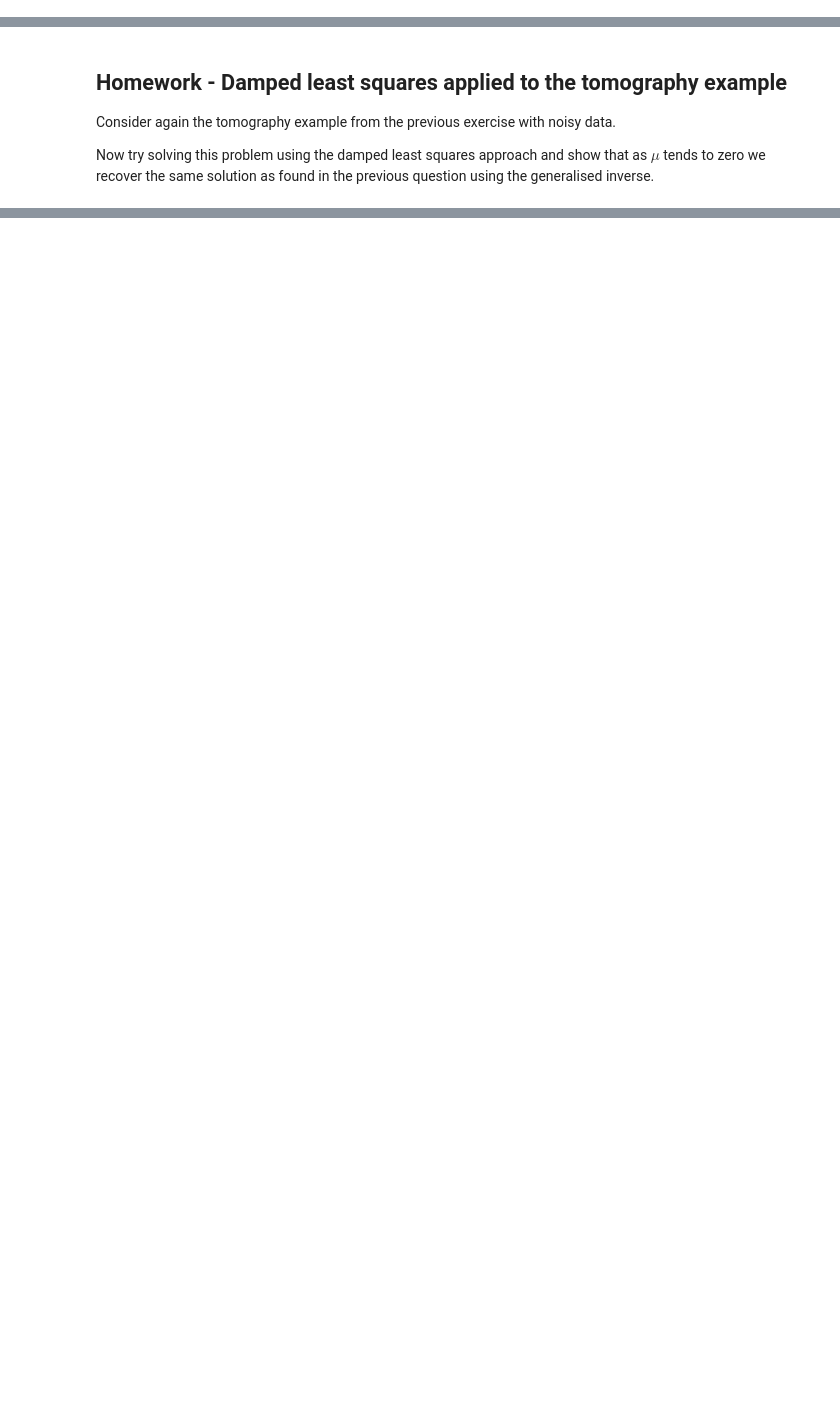
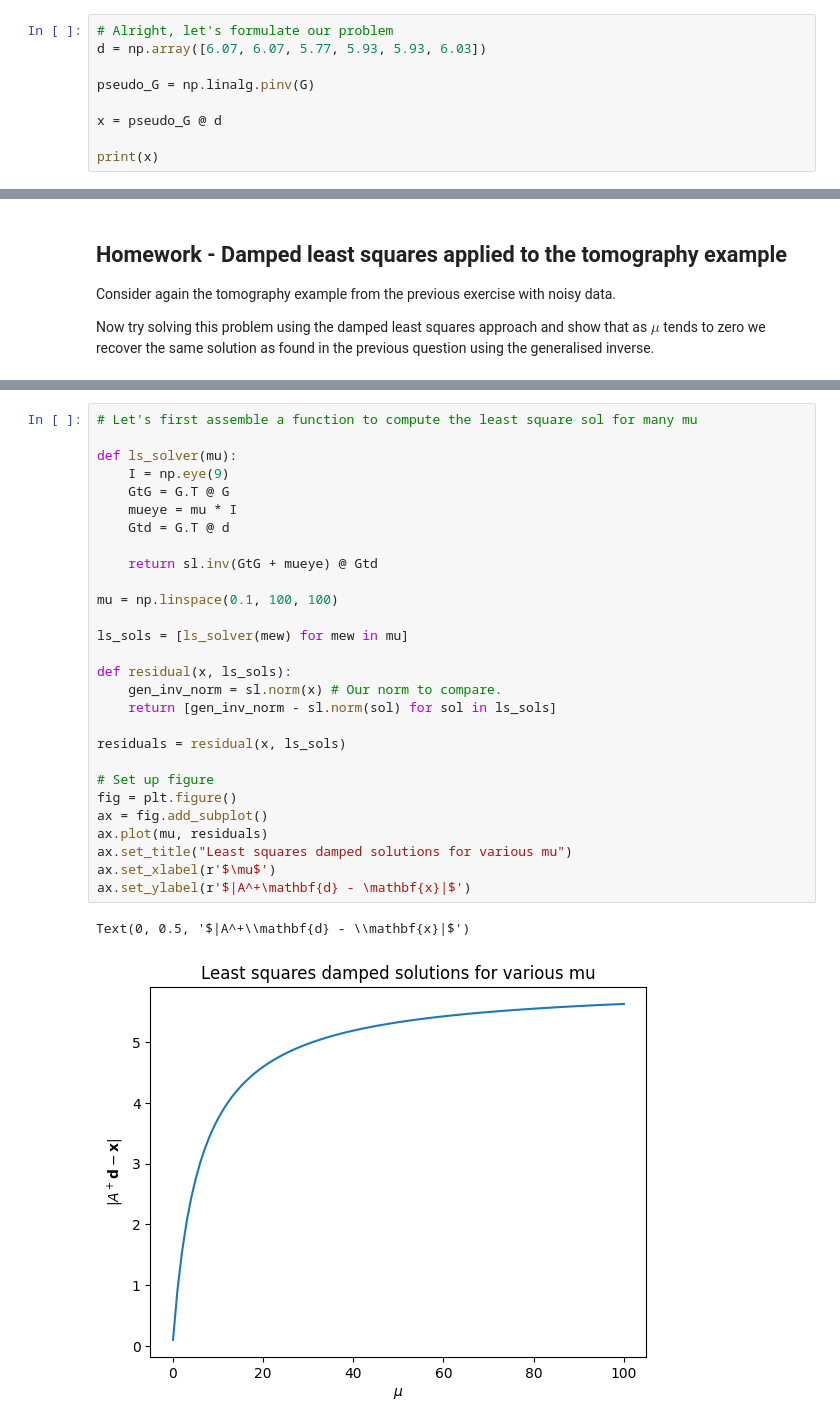
Before and after one commit to nocturnal-luke/Geophysical-inversion-undergraduate, a Jupyter notebook: lectures/L6/L6-homework.ipynb, the cells around one changed output, grey strips where cells are left out. Cells and saved outputs as stored; diff of their text form; blank space fills up the shorter version.

```diff
--- a/lectures/L6/L6-homework.ipynb
+++ b/lectures/L6/L6-homework.ipynb
@@ -670,3 +786,12 @@ so that, with these data, there can be no solution.
 <br><br>
 
 Use the pseudo inverse computed using `np.linalg.pinv` to find a solution.
+# %%
+# Alright, let's formulate our problem
+d = np.array([6.07, 6.07, 5.77, 5.93, 5.93, 6.03])
+
+pseudo_G = np.linalg.pinv(G)
+
+x = pseudo_G @ d
+
+print(x)
@@ -678,0 +821,31 @@ Now try solving this problem using the damped least squares approach and show th
+# %%
+# Let's first assemble a function to compute the least square sol for many mu
+
+def ls_solver(mu):
+    I = np.eye(9)
+    GtG = G.T @ G
+    mueye = mu * I
+    Gtd = G.T @ d
+
+    return sl.inv(GtG + mueye) @ Gtd
+
+mu = np.linspace(0.1, 100, 100)
+
+ls_sols = [ls_solver(mew) for mew in mu]
+
+def residual(x, ls_sols):
+    gen_inv_norm = sl.norm(x) # Our norm to compare.
+    return [gen_inv_norm - sl.norm(sol) for sol in ls_sols]
+
+residuals = residual(x, ls_sols)
+
+# Set up figure
+fig = plt.figure()
+ax = fig.add_subplot()
+ax.plot(mu, residuals)
+ax.set_title("Least squares damped solutions for various mu")
+ax.set_xlabel(r'$\mu$')
+ax.set_ylabel(r'$|A^+\mathbf{d} - \mathbf{x}|$')
+# %% [output]
+Text(0, 0.5, '$|A^+\\mathbf{d} - \\mathbf{x}|$')
+[figure, added]
```
Also changed, not shown: parts of 24 cells of this notebook, 3 other files.
